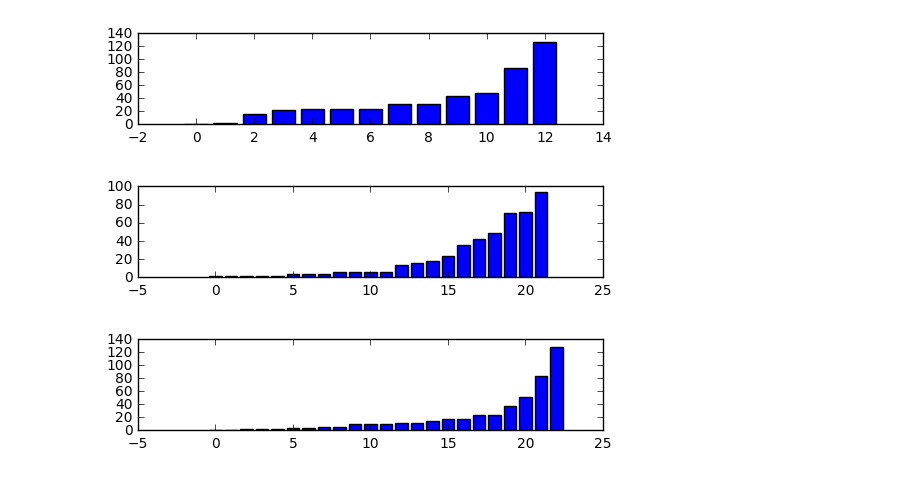
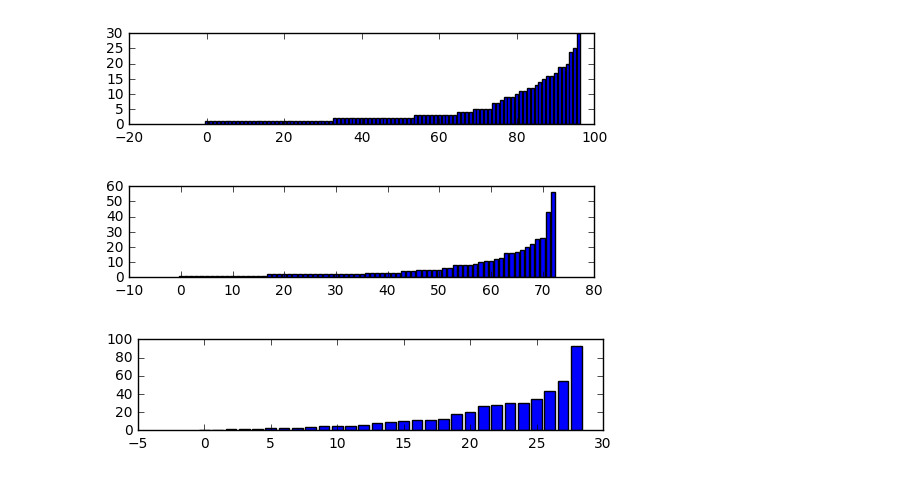
Before and after one commit to whus6207/graph_align_lsh, a Jupyter notebook: graph alignment using LSH(directed).ipynb, the cells around one changed output. Drawn from its saved outputs; the diff is of its cells as text; code cells hidden in the pictures.

```diff
--- a/graph alignment using LSH(directed).ipynb
+++ b/graph alignment using LSH(directed).ipynb
@@ -10,7 +14,7 @@ writeEdgesToFile('metadata/phys-perm.edges', B)
 # %%
 from attr_utils import *
 
-attributesA = getDirAttribute('metadata/phys.edges')
+attributesA = getDirAttribute('metadata/phys-A.edges')
 with open('metadata/attributesA', 'w') as f:
     for index, row in attributesA.iterrows():
         f.write(str(attributesA.ix[index]))
@@ -24,14 +28,16 @@ from lsh_utils import *
 
 combineAB = selectAndCombine(attributesA, attributesB)
 
-bandDeg = ['Degree','InDegree','OutDegree']
+bandDeg = ['Degree','InDegree','OutDegree','NodeBetweennessCentrality','FarnessCentrality', 'NodeEccentricity', \
+                'PageRank', 'HubsScore', 'AuthoritiesScore']
 bucketDeg = generateCosineBuckets(selectAndCombine(attributesA, attributesB, bandDeg), 20)
 with open('metadata/buckets-band-1', 'w') as f:
     for k, v in bucketDeg.items():
         f.write(str(k) + str(v) + '\n')
 print len(bucketDeg.items())
 
-bandEdge = ['NodeBetweennessCentrality','FarnessCentrality', 'NodeEccentricity']
+bandEdge = ['EgonetDegree', 'EgonetInDegree', 'EgonetOutDegree',\
+                'AvgNeighborDeg', 'AvgNeighborInDeg', 'AvgNeighborOutDeg','EgonetConnectivity']
 bucketEdge = generateCosineBuckets(selectAndCombine(attributesA, attributesB, bandEdge), 20)
 with open('metadata/buckets-band-2', 'w') as f:
     for k, v in bucketEdge.items():
@@ -60,6 +66,4 @@ print len(bucketScore.items())
 #print len(bucket5.items())
 
 buckets = [bucketDeg, bucketEdge, bucketScore]
-
-print combineAB
 # %% [output]
@@ -82,15 +105,15 @@ print combineAB
 # %%
-pair_count_dict = combineBucketsBySum(buckets, combineAB, 'metadata/phys.edges')
+pair_count_dict = combineBucketsBySum(buckets, combineAB, 'metadata/phys-A.edges')
 
 import matplotlib.pyplot as plt
 plt.subplot(311)
 plotBucketDistribution(bucketDeg)
 plt.subplot(312)
 plotBucketDistribution(bucketEdge)
 plt.subplot(313)
 plotBucketDistribution(bucketScore)
 plt.show()
 # %% [output]
-[figure, old version]
+[figure, new version]
-[figure, old version]
+[figure, new version]
-[figure, old version]
+[figure, new version]
```
Also changed, not shown: parts of 6 cells of this notebook, 4 other files.
